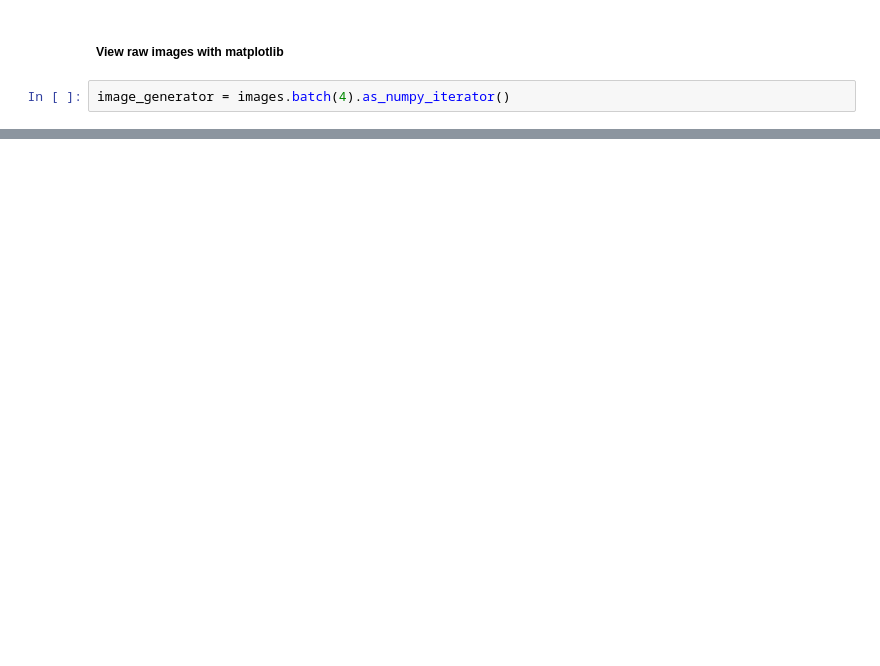
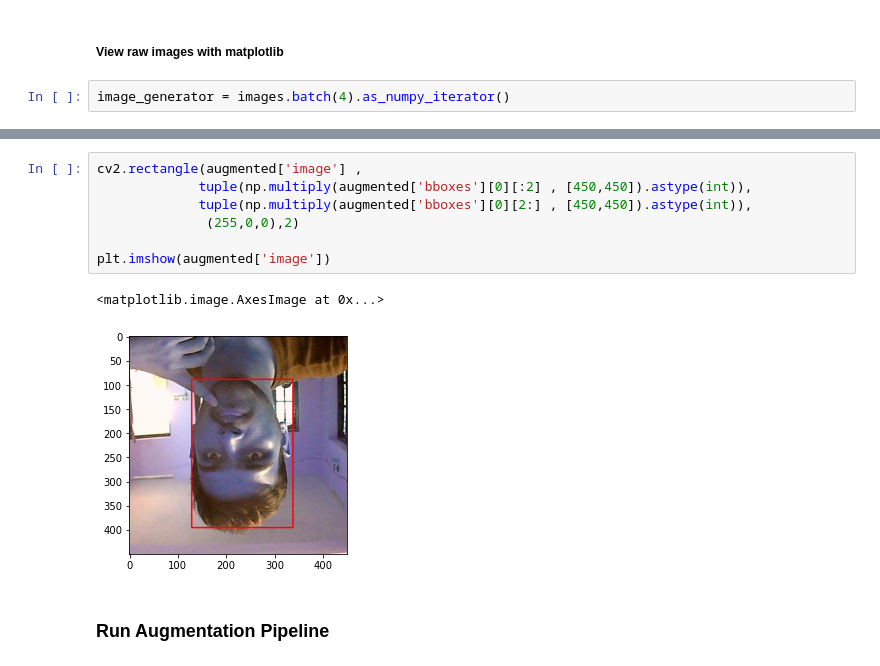
Before and after one commit to irfanrasheedkc/Object-Detection, a Jupyter notebook: Obj_Detection.ipynb, the cells around one changed output, grey strips where cells are left out. Cells and saved outputs as stored; diff of their text form; blank space fills up the shorter version.

```diff
--- a/Obj_Detection.ipynb
+++ b/Obj_Detection.ipynb
@@ -116,0 +191,12 @@ for folder in ['train' , 'test' , 'val']:
+# %%
+cv2.rectangle(augmented['image'] ,
+             tuple(np.multiply(augmented['bboxes'][0][:2] , [450,450]).astype(int)),
+             tuple(np.multiply(augmented['bboxes'][0][2:] , [450,450]).astype(int)),
+              (255,0,0),2)
+
+plt.imshow(augmented['image'])
+# %% [output]
+<matplotlib.image.AxesImage at 0x...>
+[figure, added]
+# %% [markdown]
+### Run Augmentation Pipeline
```
Also changed, not shown: parts of 24 cells of this notebook, 2 other files.
